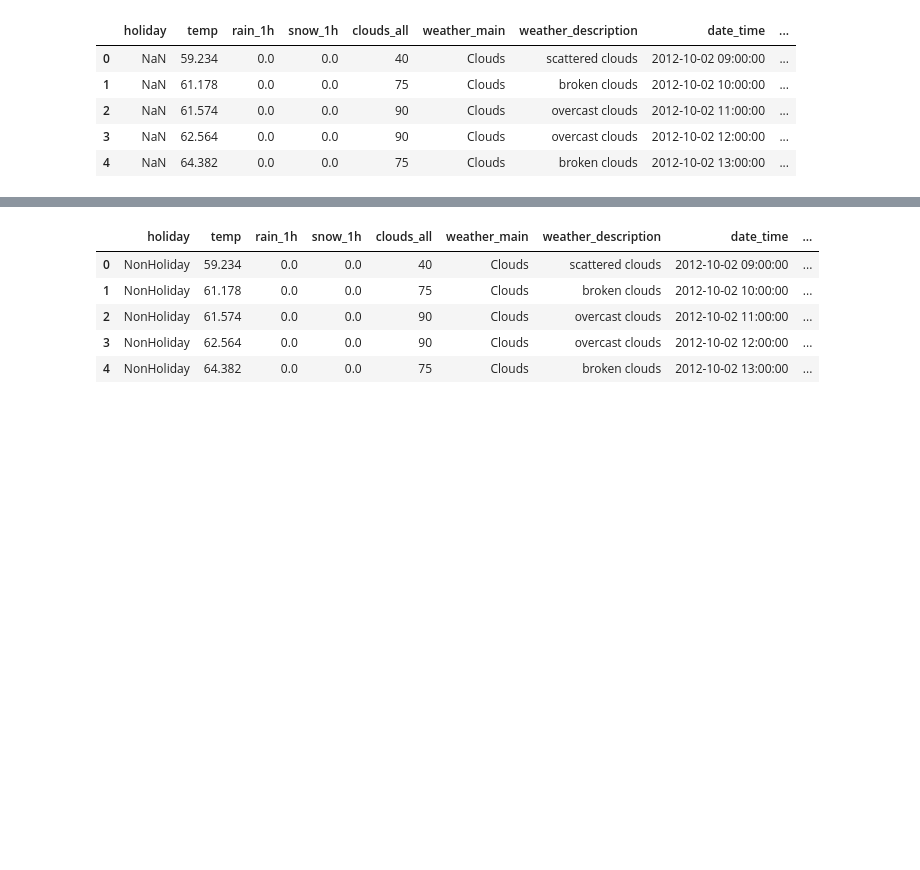
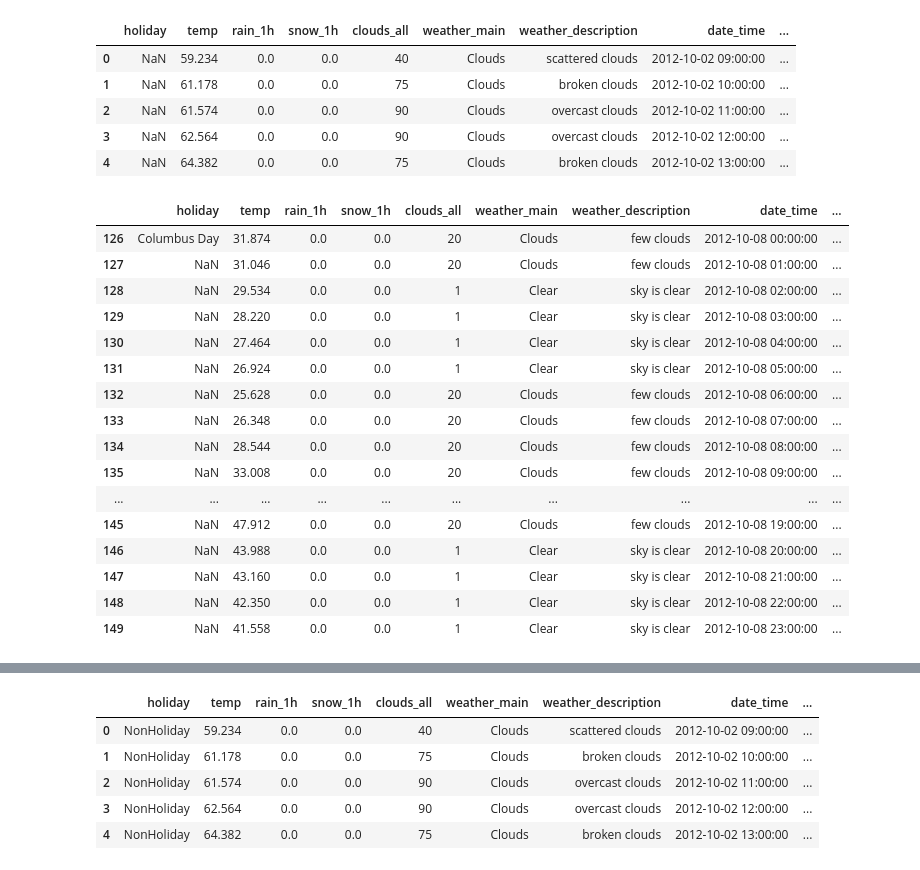
Before and after one commit to ajwilson79/traffic_volume_analysis, a Jupyter notebook: rajeev_branch01/traffic_analysis.ipynb, the cells around one changed output, grey strips where cells are left out. Saved outputs shown, nothing was run; the diff lists cells and outputs as text; code cells hidden in the pictures; blank space fills up the shorter version.

Commit message:
updated readme and holiday clean up code

```diff
--- a/rajeev_branch01/traffic_analysis.ipynb
+++ b/rajeev_branch01/traffic_analysis.ipynb
@@ -64,4 +63,27 @@ Traffic_Volume_df.head()
 | 2 | NaN | 61.574 | 0.0 | 0.0 | 90 | Clouds | overcast clouds | 2012-10-02 11:00:00 | ... |
 | 3 | NaN | 62.564 | 0.0 | 0.0 | 90 | Clouds | overcast clouds | 2012-10-02 12:00:00 | ... |
 | 4 | NaN | 64.382 | 0.0 | 0.0 | 75 | Clouds | broken clouds | 2012-10-02 13:00:00 | ... |
+# %%
+#missing holidays. Holiday value is present only at 0th hour of day. For oher hours of the holiday, value of hoiday is missing.
+#validation for date date 10/08/2012 for holiday missing
+missing_holiday = Traffic_Volume_df[Traffic_Volume_df['date_time'].dt.strftime('%m-%d-%Y')=='10-08-2012']
+missing_holiday
+# %% [output]
+|  | holiday | temp | rain_1h | snow_1h | clouds_all | weather_main | weather_description | date_time | ... |
+| 126 | Columbus Day | 31.874 | 0.0 | 0.0 | 20 | Clouds | few clouds | 2012-10-08 00:00:00 | ... |
+| 127 | NaN | 31.046 | 0.0 | 0.0 | 20 | Clouds | few clouds | 2012-10-08 01:00:00 | ... |
+| 128 | NaN | 29.534 | 0.0 | 0.0 | 1 | Clear | sky is clear | 2012-10-08 02:00:00 | ... |
+| 129 | NaN | 28.220 | 0.0 | 0.0 | 1 | Clear | sky is clear | 2012-10-08 03:00:00 | ... |
+| 130 | NaN | 27.464 | 0.0 | 0.0 | 1 | Clear | sky is clear | 2012-10-08 04:00:00 | ... |
+| 131 | NaN | 26.924 | 0.0 | 0.0 | 1 | Clear | sky is clear | 2012-10-08 05:00:00 | ... |
+| 132 | NaN | 25.628 | 0.0 | 0.0 | 20 | Clouds | few clouds | 2012-10-08 06:00:00 | ... |
+| 133 | NaN | 26.348 | 0.0 | 0.0 | 20 | Clouds | few clouds | 2012-10-08 07:00:00 | ... |
+| 134 | NaN | 28.544 | 0.0 | 0.0 | 20 | Clouds | few clouds | 2012-10-08 08:00:00 | ... |
+| 135 | NaN | 33.008 | 0.0 | 0.0 | 20 | Clouds | few clouds | 2012-10-08 09:00:00 | ... |
+| ... | ... | ... | ... | ... | ... | ... | ... | ... | ... |
+| 145 | NaN | 47.912 | 0.0 | 0.0 | 20 | Clouds | few clouds | 2012-10-08 19:00:00 | ... |
+| 146 | NaN | 43.988 | 0.0 | 0.0 | 1 | Clear | sky is clear | 2012-10-08 20:00:00 | ... |
+| 147 | NaN | 43.160 | 0.0 | 0.0 | 1 | Clear | sky is clear | 2012-10-08 21:00:00 | ... |
+| 148 | NaN | 42.350 | 0.0 | 0.0 | 1 | Clear | sky is clear | 2012-10-08 22:00:00 | ... |
+| 149 | NaN | 41.558 | 0.0 | 0.0 | 1 | Clear | sky is clear | 2012-10-08 23:00:00 | ... |
 # %%
```
Also changed, not shown: parts of 16 cells of this notebook, 1 other file.
